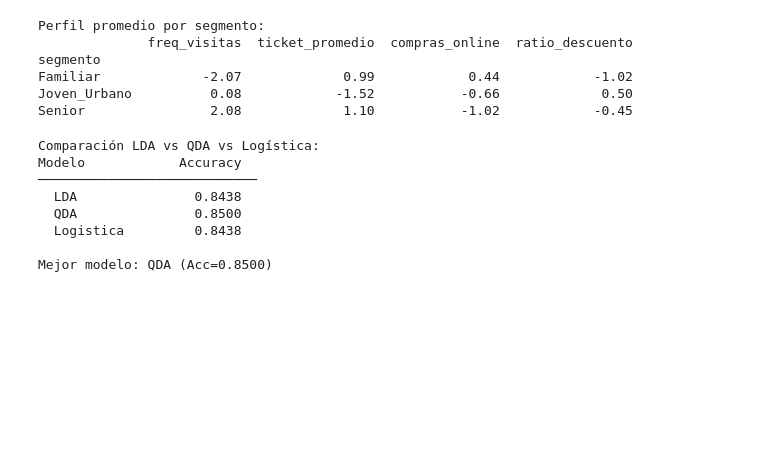
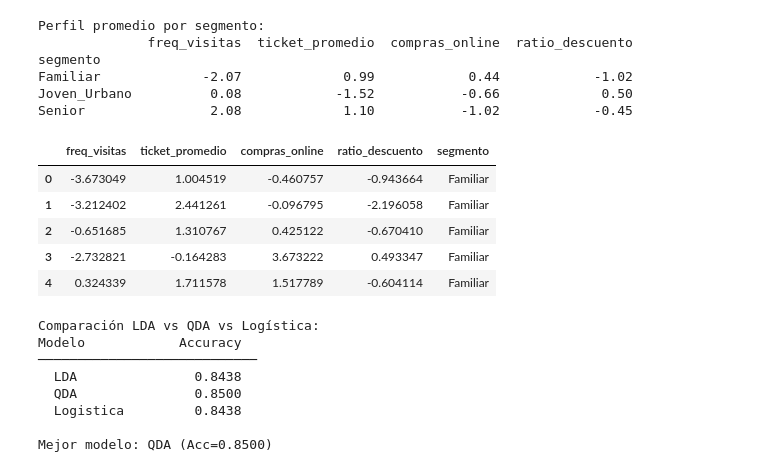
Before and after one commit to josefrodrim/modelos_estadisticos, a Jupyter notebook: Clase_9/Notebooks/Clase09_LDA_Aplicado.ipynb, the cells around one changed output. Saved outputs shown, nothing was run; the diff lists cells and outputs as text; code cells hidden in the pictures; blank space fills up the shorter version.

```diff
--- a/Clase_9/Notebooks/Clase09_LDA_Aplicado.ipynb
+++ b/Clase_9/Notebooks/Clase09_LDA_Aplicado.ipynb
@@ -236,6 +237,15 @@ segmento
 Familiar             -2.07             0.99            0.44            -1.02
 Joven_Urbano          0.08            -1.52           -0.66             0.50
 Senior                2.08             1.10           -1.02            -0.45
+# %%
+df_mkt.head()
+# %% [output]
+|  | freq_visitas | ticket_promedio | compras_online | ratio_descuento | segmento |
+| 0 | -3.673049 | 1.004519 | -0.460757 | -0.943664 | Familiar |
+| 1 | -3.212402 | 2.441261 | -0.096795 | -2.196058 | Familiar |
+| 2 | -0.651685 | 1.310767 | 0.425122 | -0.670410 | Familiar |
+| 3 | -2.732821 | -0.164283 | 3.673222 | 0.493347 | Familiar |
+| 4 | 0.324339 | 1.711578 | 1.517789 | -0.604114 | Familiar |
 # %%
 # Pipeline completo: estandarizar + LDA + QDA + comparar
 sc_mkt=StandardScaler(); X_mkt_sc=sc_mkt.fit_transform(X_mkt)
```
Also changed, not shown: parts of 1 cell of this notebook, 9 other files.
